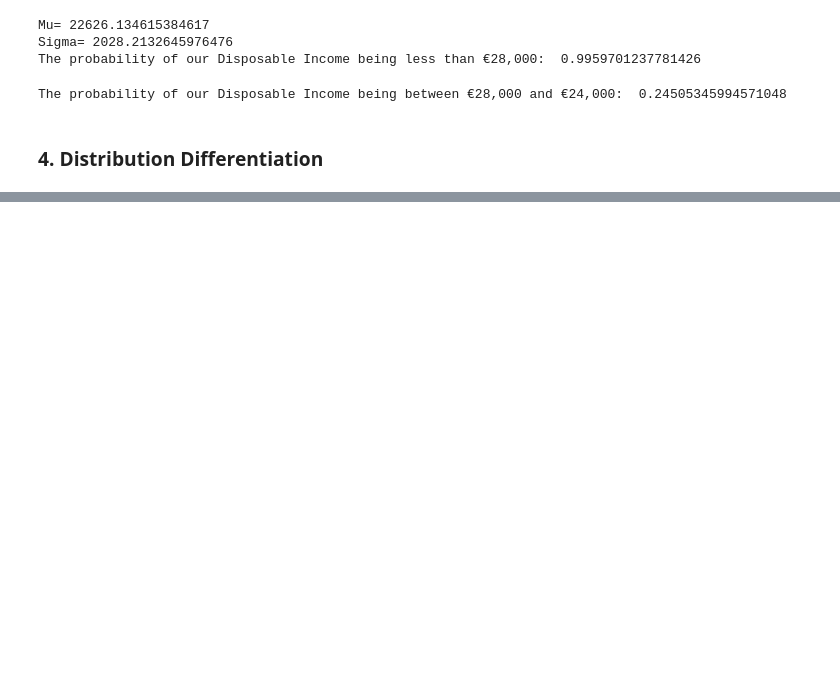
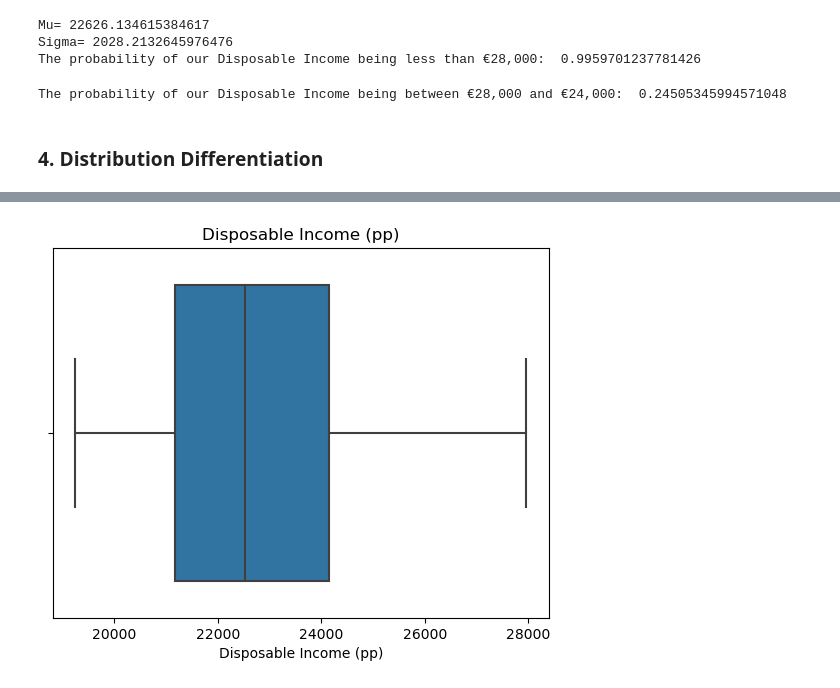
Before and after one commit to sbs22014/CA1_TourismIreland_MscDA, a Jupyter notebook: Data Clean and Merge for Project - 1.ipynb, the cells around one changed output, grey strips where cells are left out. Drawn from its saved outputs; the diff is of its cells as text; code cells hidden in the pictures; blank space fills up the shorter version.

```diff
--- a/Data Clean and Merge for Project - 1.ipynb
+++ b/Data Clean and Merge for Project - 1.ipynb
@@ -1149,0 +1273,8 @@ The probability of our Disposable Income being between €28,000 and €24,000:
+# %%
+# Plotting boxplots to see outliers
+
+sns.boxplot(x=df["Disposable Income (pp)"])
+plt.title("Disposable Income (pp)")
+plt.show()
+# %% [output]
+[figure, added]
```
Also changed, not shown: parts of 35 cells of this notebook, 1 other file.
